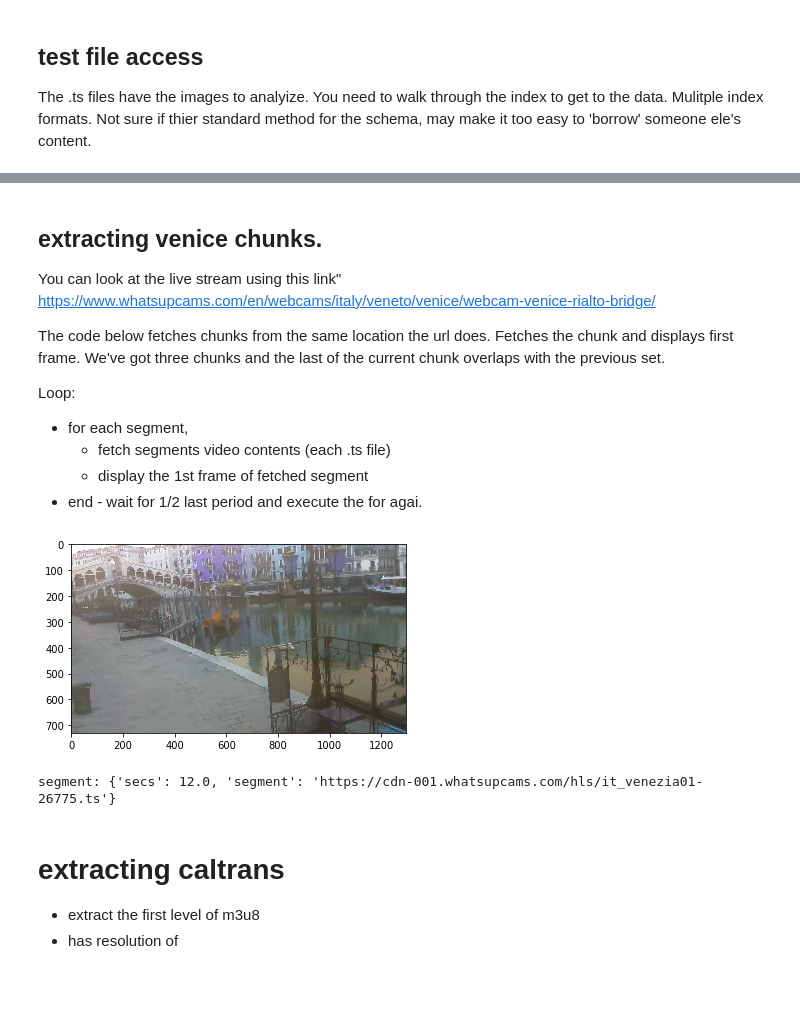
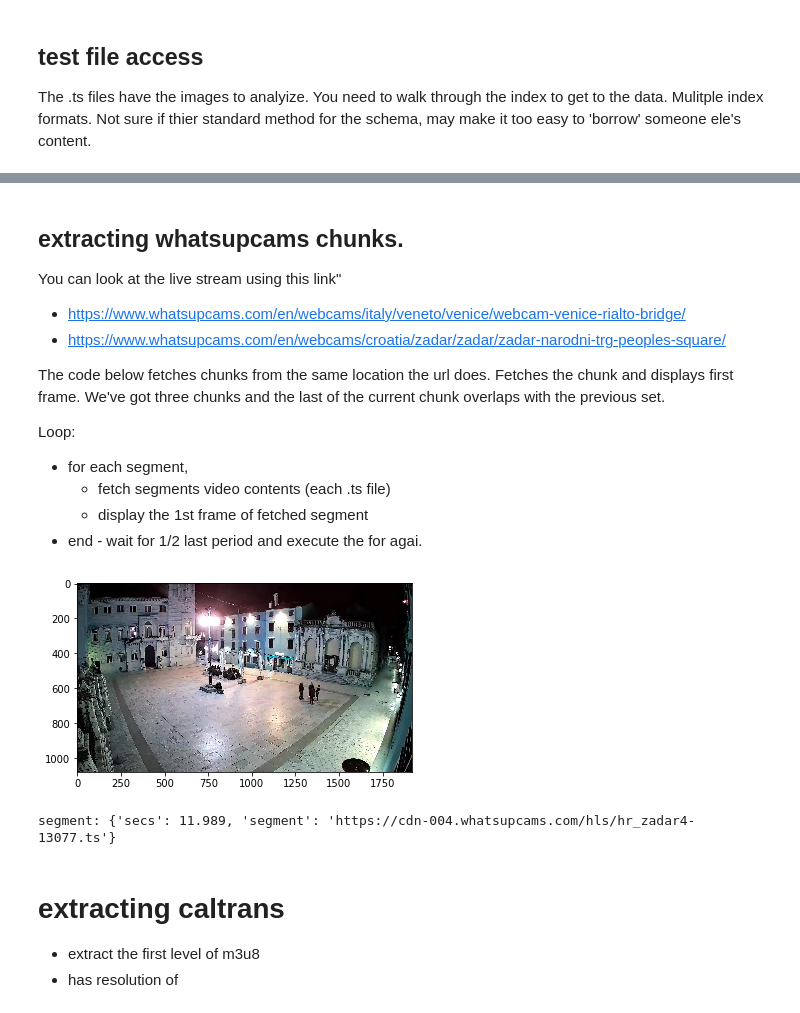
Before and after one commit to IBMStreams/sample.wikirecent, a Jupyter notebook: jupyter/videoGrab.ipynb, the cells around one changed output, grey strips where cells are left out. Cells and saved outputs as stored; diff of their text form; code cells hidden in the pictures; blank space fills up the shorter version.

```diff
--- a/jupyter/videoGrab.ipynb
+++ b/jupyter/videoGrab.ipynb
@@ -131,11 +137,13 @@ def decode_img(bin64):
 
 def display_frame(segment):
     """Display 1 frame of the segment
+       Args:
+           segment frames to be rendered
+       Notes:
+            - segment portion is a .ts file, read from the web.
+            - A segment is composed of multiple frames.
+       - Code can be modified to read multiple.
 
-    segment portion is a .ts file, read from the web.
-    Notes:
-    - A segment is composed of multiple frames.
-    - Code can be modified to read multiple.
 
     t"""
     cap = cv2.VideoCapture(segment['segment'])
@@ -159,10 +167,11 @@ The .ts files have the images to analyize. You need to walk through the index to
 
 <video muted="muted" crossorigin="anonymous" id="videoPlayer_html5_api" class="vjs-tech" preload="none" style="position: absolute" tabindex="-1" src="blob:https://www.earthcam.com/00631398-95e6-40df-9d75-71501c1a6da6"></video>
 # %% [markdown]
-## extracting venice chunks.
+## extracting whatsupcams chunks.
 
 You can look at the live stream using this link"
- https://www.whatsupcams.com/en/webcams/italy/veneto/venice/webcam-venice-rialto-bridge/
+- https://www.whatsupcams.com/en/webcams/italy/veneto/venice/webcam-venice-rialto-bridge/
+- https://www.whatsupcams.com/en/webcams/croatia/zadar/zadar/zadar-narodni-trg-peoples-square/
 
 The code below fetches chunks from the same location the url does. Fetches the chunk and
 displays first frame. We've got three chunks and the last of the current chunk overlaps with the previous set.
@@ -173,31 +182,32 @@ Loop:
     - display the 1st frame of fetched segment
 - end - wait for 1/2 last period and execute the for agai.
 # %%
-## venice - found url usng chrome debugger on the page above, the key : index file extention ".m3u8"
+## whatsupcams - found url usng chrome debugger on the page above, the key : index file extention ".m3u8"
 
-venice_chunk_url = "https://cdn-001.whatsupcams.com/hls/it_venezia01.m3u8"
-venice_base = extract_base(venice_chunk_url)
+whatsupcams_chunk_url = "https://cdn-001.whatsupcams.com/hls/it_venezia01.m3u8"
+whatsupcams_chunk_url = "https://cdn-004.whatsupcams.com/hls/hr_zadar4.m3u8"
+whatsupcams_base = extract_base(whatsupcams_chunk_url)
 # %%
 for idx in range(3):
-    venice_response = requests.get(venice_chunk_url)
-    venice_chunklist = venice_response.text
-    segments = m3u8_segments(venice_chunklist, venice_base)
+    whatsupcams_response = requests.get(whatsupcams_chunk_url)
+    whatsupcams_chunklist = whatsupcams_response.text
+    segments = m3u8_segments(whatsupcams_chunklist, whatsupcams_base)
     print("loop idx : {}, segments:{} ".format(idx, len(segments)))
 
     for segment in segments:
         # only get the first frame
         display_frame(segment)
         #cap = cv2.VideoCapture(segment['segment'])
         print("segment:", segment)
 
     #print("last wait:", last_secs )
     #time.sleep(last_secs/2)
 
 
     # break down frame into chunks
 # %% [output]
-[figure, old version]
+[figure, new version]
-segment: {'secs': 12.0, 'segment': 'https://cdn-001.whatsupcams.com/hls/it_venezia01-26775.ts'}
+segment: {'secs': 11.989, 'segment': 'https://cdn-004.whatsupcams.com/hls/hr_zadar4-13077.ts'}
 # %% [markdown]
 # extracting caltrans
 
```
Also changed, not shown: parts of 11 cells of this notebook, 3 other files.
